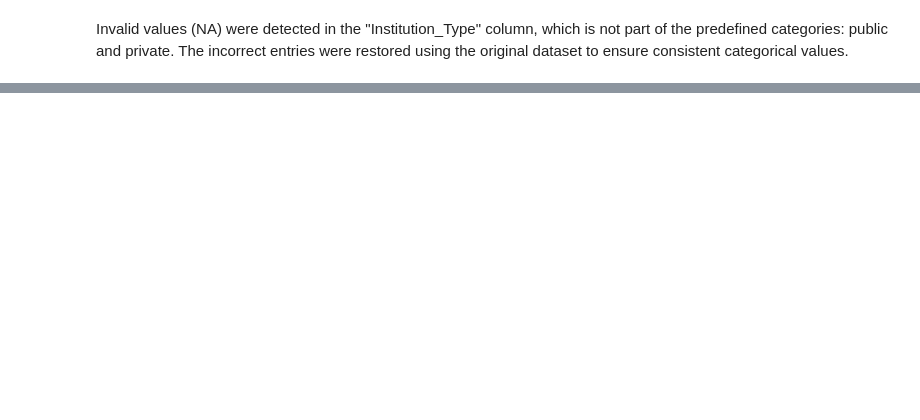
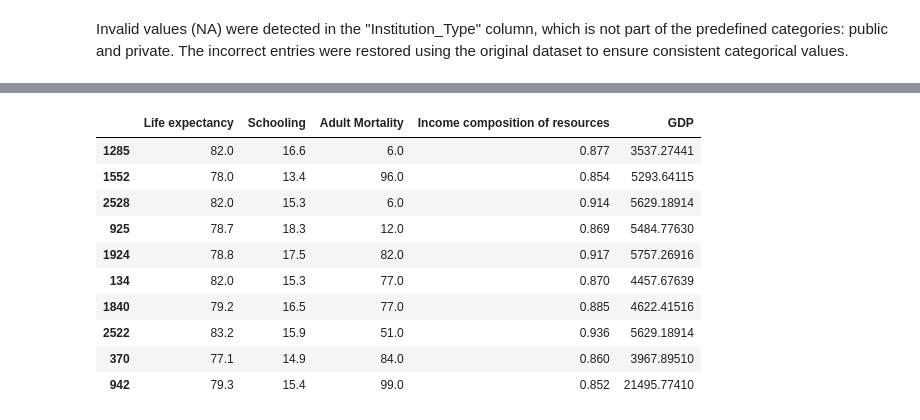
Before and after one commit to Zixin-Fan/CSI4142-A2, a Jupyter notebook: CSI4142_A2_ZixinFan_SolinMaaroof.ipynb, the cells around one changed output, grey strips where cells are left out. Drawn from its saved outputs; the diff is of its cells as text; code cells hidden in the pictures; blank space fills up the shorter version.

Commit message:
with solin part

```diff
--- a/CSI4142_A2_ZixinFan_SolinMaaroof.ipynb
+++ b/CSI4142_A2_ZixinFan_SolinMaaroof.ipynb
@@ -66,7 +105,7 @@ Since rankings represent ordered positions, filling in values could distort the
 # %%
-min=int(dataset1["Founded_Year"].min())
-max=int(dataset1["Founded_Year"].max())
-min,max
+year_min=int(dataset1["Founded_Year"].min())
+year_max=int(dataset1["Founded_Year"].max())
+year_min, year_max
 # %% [output]
 (1636, 1965)
 # %% [markdown]
@@ -393,0 +468,4 @@ Invalid values (NA) were detected in the "Institution_Type" column, which is not
+# %%
+dataset2 = pd.read_csv("https://raw.githubusercontent.com/solinm/csi4142-assignments/refs/heads/main/LifeExpectancyData.csv")
+dataset2.columns = dataset2.columns.str.strip()  # remove leading/trailing spaces from column names
+dataset2.head() # show the first 5 rows of the dataset
@@ -393,0 +696,61 @@ Invalid values (NA) were detected in the "Institution_Type" column, which is not
+# %%
+test3_df = dataset2.copy()
+np.random.seed(4142)
+
+target_t3 = "GDP"
+features_t3 = ["Life expectancy", "Schooling", "Adult Mortality", "Income composition of resources"]
+
+observed_idx = test3_df.index[test3_df[target_t3].notna()]
+
+# "high GDP" threshold (top 10%)
+gdp_threshold = test3_df.loc[observed_idx, target_t3].quantile(0.90)
+eligible_t3 = test3_df.index[test3_df[target_t3].notna() & (test3_df[target_t3] >= gdp_threshold)]
+
+n_remove_t3 = int(round(0.12 * len(test3_df)))        # about 12% of the whole dataset
+n_remove_t3 = max(1, min(n_remove_t3, len(eligible_t3)))
+
+test3_mask_indices = pd.Index(
+    np.random.choice(eligible_t3.to_numpy(), size=n_remove_t3, replace=False)
+)
+
+# store true values for evaluation
+true_values_t3 = test3_df.loc[test3_mask_indices, target_t3].copy()
+
+# introduce MNAR missingness
+test3_df.loc[test3_mask_indices, target_t3] = np.nan
+
+print(f"MNAR threshold (90th percentile GDP): {gdp_threshold}")
+print(f"Removed values: {len(test3_mask_indices)}")
+
+# build donor pool
+donor_mask = test3_df[target_t3].notna() & test3_df[features_t3].notna().all(axis=1)
+donor_X_raw = test3_df.loc[donor_mask, features_t3].astype(float)
+donor_y = test3_df.loc[donor_mask, target_t3].astype(float)
+
+# standardize features
+mu = donor_X_raw.mean(axis=0)
+sigma = donor_X_raw.std(axis=0).replace(0, 1)
+donor_X = (donor_X_raw - mu) / sigma
+
+k = 5
+test3_imputed_df = test3_df.copy()
+feature_medians = donor_X_raw.median(axis=0)
+
+# impute removed values
+for idx in test3_mask_indices:
+    x_raw = test3_imputed_df.loc[idx, features_t3].astype(float)
+    x_raw = x_raw.fillna(feature_medians)
+    x = (x_raw - mu) / sigma
+
+    distances = np.sqrt(((donor_X - x) ** 2).sum(axis=1))
+    nearest_idx = distances.nsmallest(k).index
+    imputed_value = donor_y.loc[nearest_idx].median()
+
+    test3_imputed_df.loc[idx, target_t3] = imputed_value
+
+imputed_values_t3 = test3_imputed_df.loc[test3_mask_indices, target_t3].copy()
+
+display(
+    test3_imputed_df.loc[test3_mask_indices, features_t3 + [target_t3]].head(10)
+)
+# %% [output]
@@ -393,0 +759,11 @@ Invalid values (NA) were detected in the "Institution_Type" column, which is not
+|  | Life expectancy | Schooling | Adult Mortality | Income composition of resources | GDP |
+| 1285 | 82.0 | 16.6 | 6.0 | 0.877 | 3537.27441 |
+| 1552 | 78.0 | 13.4 | 96.0 | 0.854 | 5293.64115 |
+| 2528 | 82.0 | 15.3 | 6.0 | 0.914 | 5629.18914 |
+| 925 | 78.7 | 18.3 | 12.0 | 0.869 | 5484.77630 |
+| 1924 | 78.8 | 17.5 | 82.0 | 0.917 | 5757.26916 |
+| 134 | 82.0 | 15.3 | 77.0 | 0.870 | 4457.67639 |
+| 1840 | 79.2 | 16.5 | 77.0 | 0.885 | 4622.41516 |
+| 2522 | 83.2 | 15.9 | 51.0 | 0.936 | 5629.18914 |
+| 370 | 77.1 | 14.9 | 84.0 | 0.860 | 3967.89510 |
+| 942 | 79.3 | 15.4 | 99.0 | 0.852 | 21495.77410 |
```
Also changed, not shown: parts of 100 cells of this notebook.
